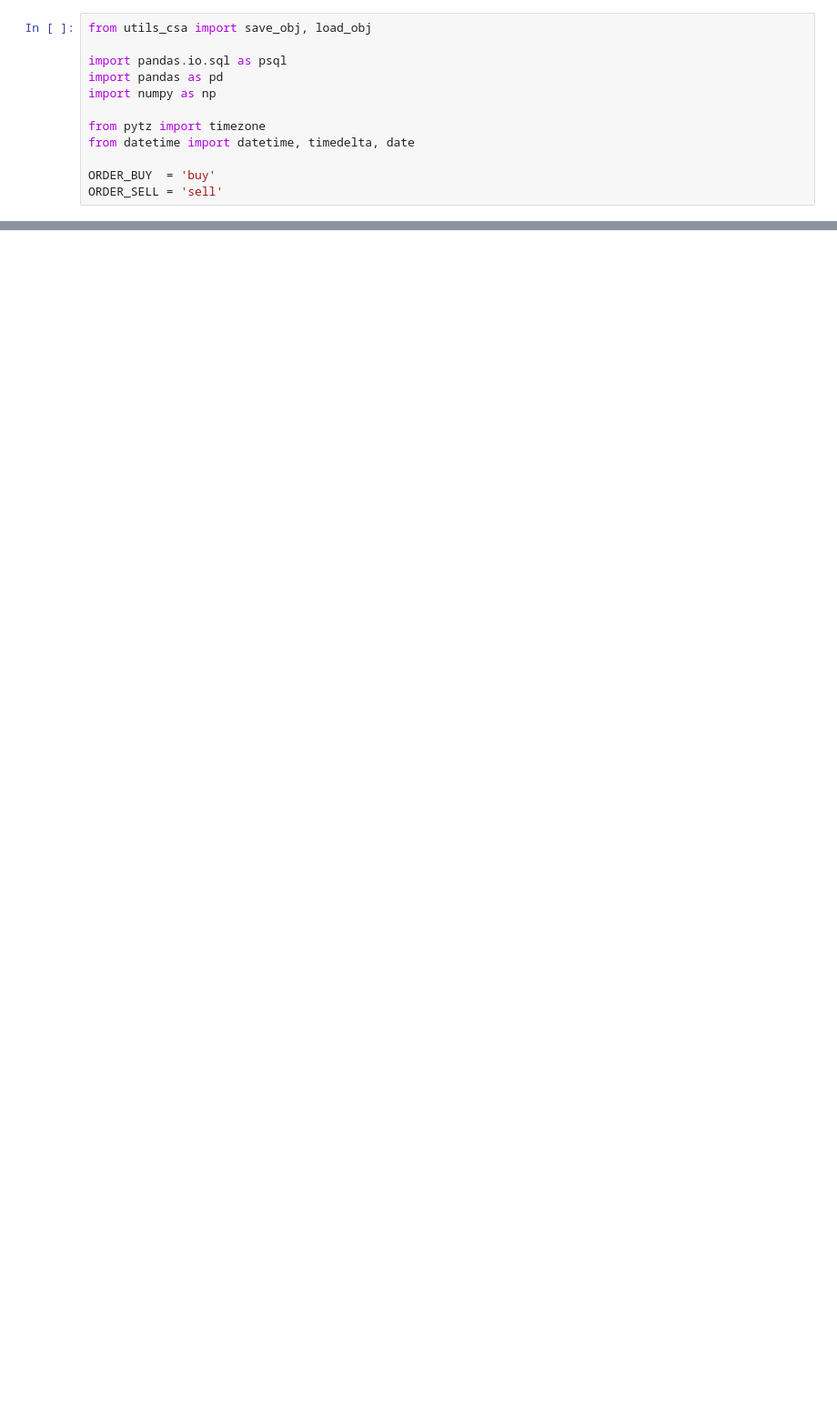
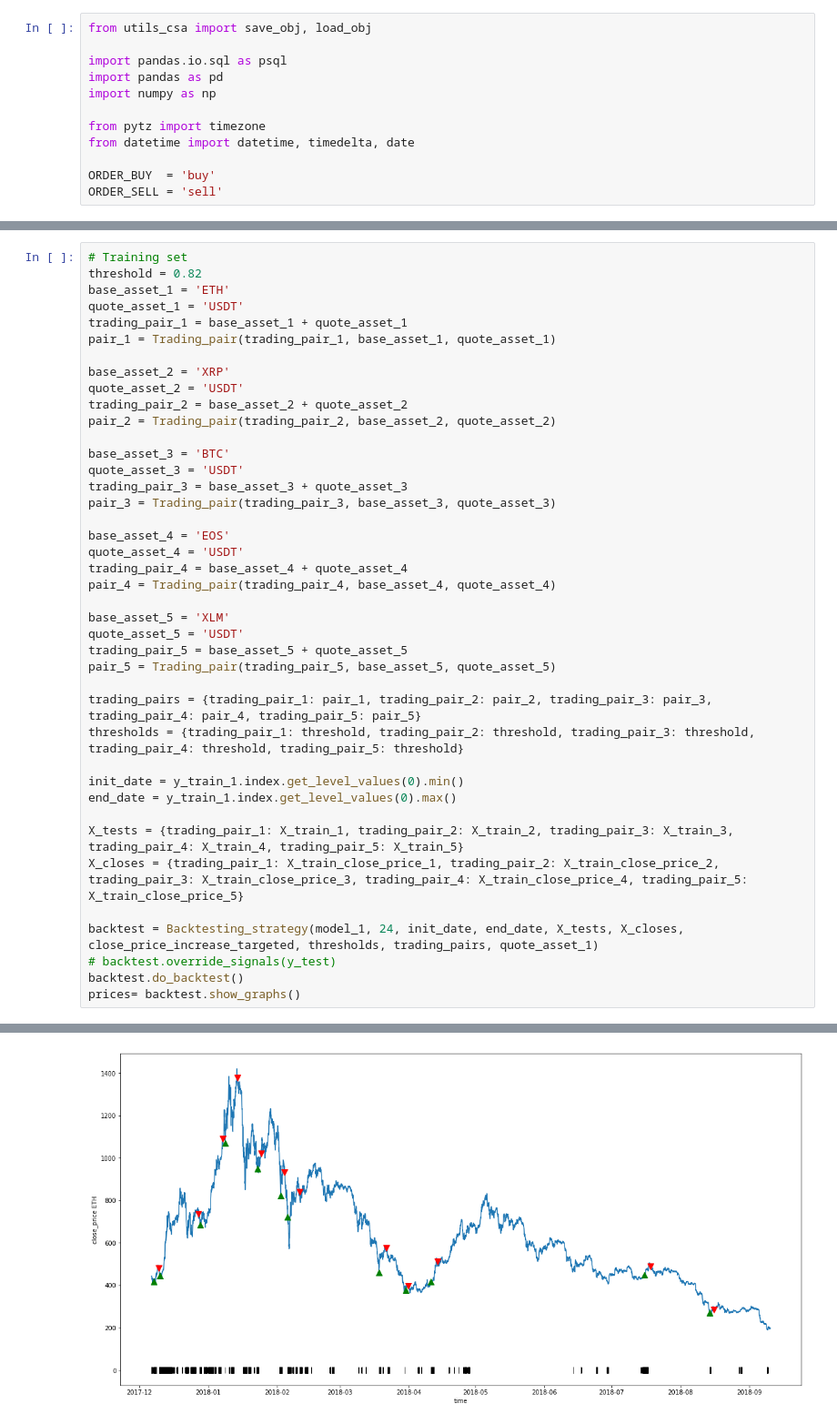
Before and after one commit to cysacenda/algocryptos, a Jupyter notebook: notebooks/ML/algocryptos_backtesting_final.ipynb, the cells around one changed output, grey strips where cells are left out. Shown at 91% size. Cells and saved outputs as stored; diff of their text form; blank space fills up the shorter version.

```diff
--- a/notebooks/ML/algocryptos_backtesting_final.ipynb
+++ b/notebooks/ML/algocryptos_backtesting_final.ipynb
@@ -434,0 +453,42 @@ AttributeError: 'str' object has no attribute 'toordinal'
+# %%
+# Training set
+threshold = 0.82
+base_asset_1 = 'ETH'
+quote_asset_1 = 'USDT'
+trading_pair_1 = base_asset_1 + quote_asset_1
+pair_1 = Trading_pair(trading_pair_1, base_asset_1, quote_asset_1)
+
+base_asset_2 = 'XRP'
+quote_asset_2 = 'USDT'
+trading_pair_2 = base_asset_2 + quote_asset_2
+pair_2 = Trading_pair(trading_pair_2, base_asset_2, quote_asset_2)
+
+base_asset_3 = 'BTC'
+quote_asset_3 = 'USDT'
+trading_pair_3 = base_asset_3 + quote_asset_3
+pair_3 = Trading_pair(trading_pair_3, base_asset_3, quote_asset_3)
+
+base_asset_4 = 'EOS'
+quote_asset_4 = 'USDT'
+trading_pair_4 = base_asset_4 + quote_asset_4
+pair_4 = Trading_pair(trading_pair_4, base_asset_4, quote_asset_4)
+
+base_asset_5 = 'XLM'
+quote_asset_5 = 'USDT'
+trading_pair_5 = base_asset_5 + quote_asset_5
+pair_5 = Trading_pair(trading_pair_5, base_asset_5, quote_asset_5)
+
+trading_pairs = {trading_pair_1: pair_1, trading_pair_2: pair_2, trading_pair_3: pair_3, trading_pair_4: pair_4, trading_pair_5: pair_5}
+thresholds = {trading_pair_1: threshold, trading_pair_2: threshold, trading_pair_3: threshold, trading_pair_4: threshold, trading_pair_5: threshold}
+
+init_date = y_train_1.index.get_level_values(0).min()
+end_date = y_train_1.index.get_level_values(0).max()
+
+X_tests = {trading_pair_1: X_train_1, trading_pair_2: X_train_2, trading_pair_3: X_train_3, trading_pair_4: X_train_4, trading_pair_5: X_train_5}
+X_closes = {trading_pair_1: X_train_close_price_1, trading_pair_2: X_train_close_price_2, trading_pair_3: X_train_close_price_3, trading_pair_4: X_train_close_price_4, trading_pair_5: X_train_close_price_5}
+
+backtest = Backtesting_strategy(model_1, 24, init_date, end_date, X_tests, X_closes, close_price_increase_targeted, thresholds, trading_pairs, quote_asset_1)
+# backtest.override_signals(y_test)
+backtest.do_backtest()
+prices= backtest.show_graphs()
+# %% [output]
@@ -434,0 +512 @@ AttributeError: 'str' object has no attribute 'toordinal'
+[figure, added]
```
Also changed, not shown: parts of 4 cells of this notebook, 2 other files.
